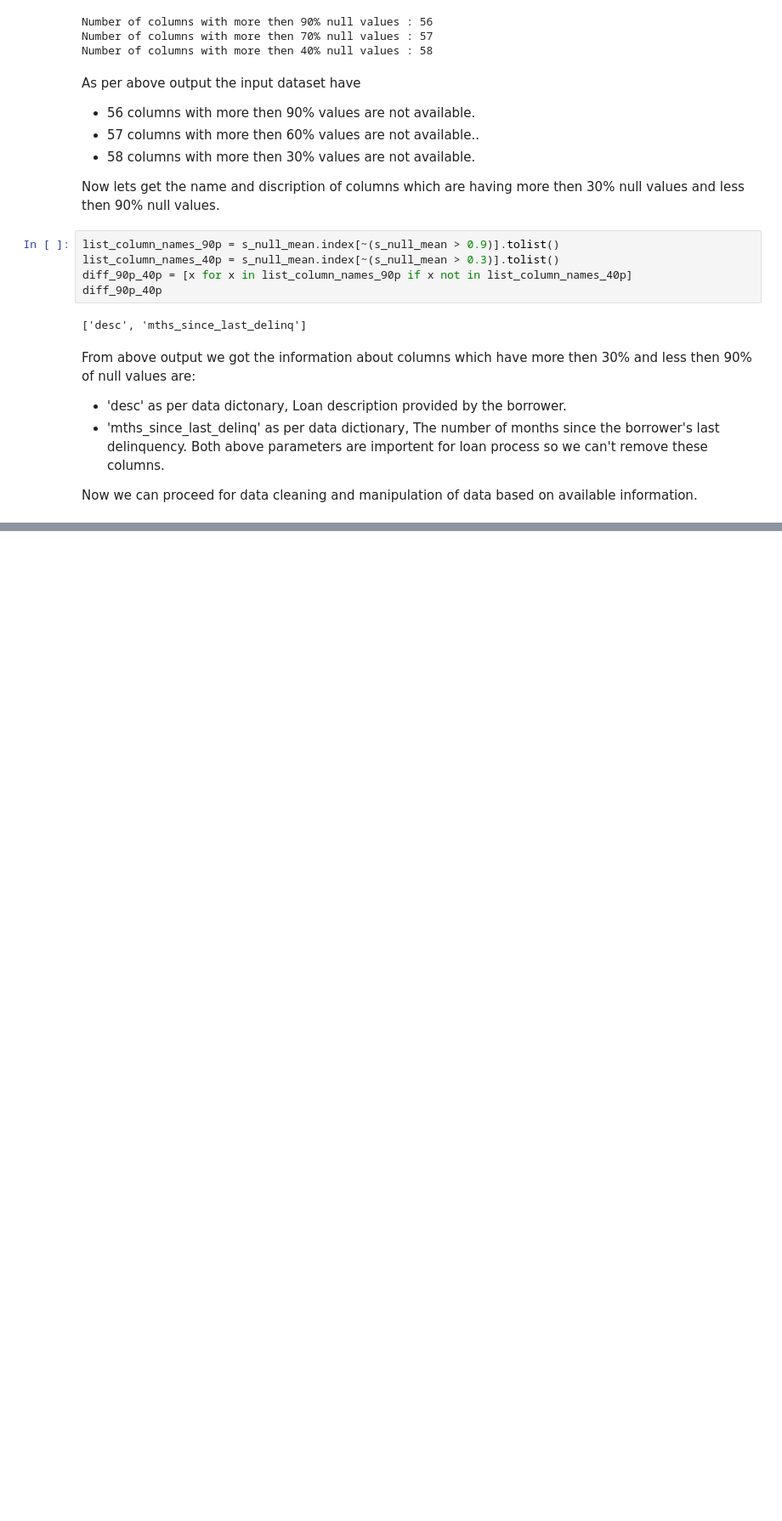
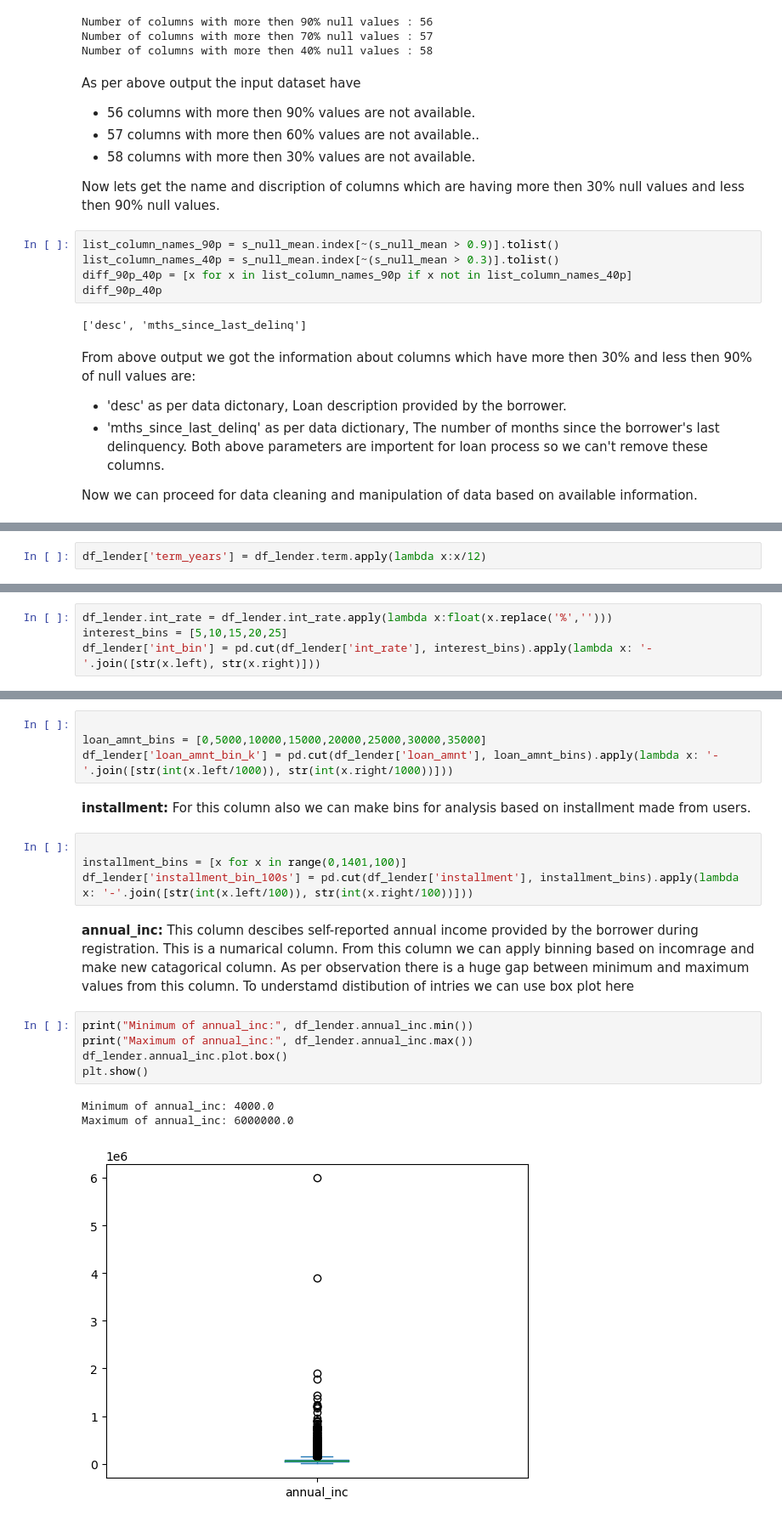
Before and after one commit to bhanu481/Lending-Club-Case-Study, a Jupyter notebook: LendingClubCasestudy.ipynb, the cells around one changed output, grey strips where cells are left out. Shown at 85% size. Cells and saved outputs as stored; diff of their text form; blank space fills up the shorter version.

```diff
--- a/LendingClubCasestudy.ipynb
+++ b/LendingClubCasestudy.ipynb
@@ -97,0 +210,2 @@ Now we have 55 columns in dataset after removing invalid columns
+# %%
+df_lender['term_years'] = df_lender.term.apply(lambda x:x/12)
@@ -97,0 +216,4 @@ Now we have 55 columns in dataset after removing invalid columns
+# %%
+df_lender.int_rate = df_lender.int_rate.apply(lambda x:float(x.replace('%','')))
+interest_bins = [5,10,15,20,25]
+df_lender['int_bin'] = pd.cut(df_lender['int_rate'], interest_bins).apply(lambda x: '-'.join([str(x.left), str(x.right)]))
@@ -97,0 +231,24 @@ Now we have 55 columns in dataset after removing invalid columns
+# %%
+
+loan_amnt_bins = [0,5000,10000,15000,20000,25000,30000,35000]
+df_lender['loan_amnt_bin_k'] = pd.cut(df_lender['loan_amnt'], loan_amnt_bins).apply(lambda x: '-'.join([str(int(x.left/1000)), str(int(x.right/1000))]))
+# %% [markdown]
+<b>installment:</b>
+For this column also we can make bins for analysis based on installment made from users.
+# %%
+
+installment_bins = [x for x in range(0,1401,100)]
+df_lender['installment_bin_100s'] = pd.cut(df_lender['installment'], installment_bins).apply(lambda x: '-'.join([str(int(x.left/100)), str(int(x.right/100))]))
+# %% [markdown]
+<b>annual_inc:</b>
+This column descibes self-reported annual income provided by the borrower during registration. This is a numarical column.
+From this column we can apply binning based on incomrage and make new catagorical column. As per observation there is a huge gap between minimum and maximum values from this column. To understamd distibution of intries we can use box plot here
+# %%
+print("Minimum of annual_inc:", df_lender.annual_inc.min())
+print("Maximum of annual_inc:", df_lender.annual_inc.max())
+df_lender.annual_inc.plot.box()
+plt.show()
+# %% [output]
+Minimum of annual_inc: 4000.0
+Maximum of annual_inc: 6000000.0
+[figure, added]
```
Also changed, not shown: parts of 46 cells of this notebook.
